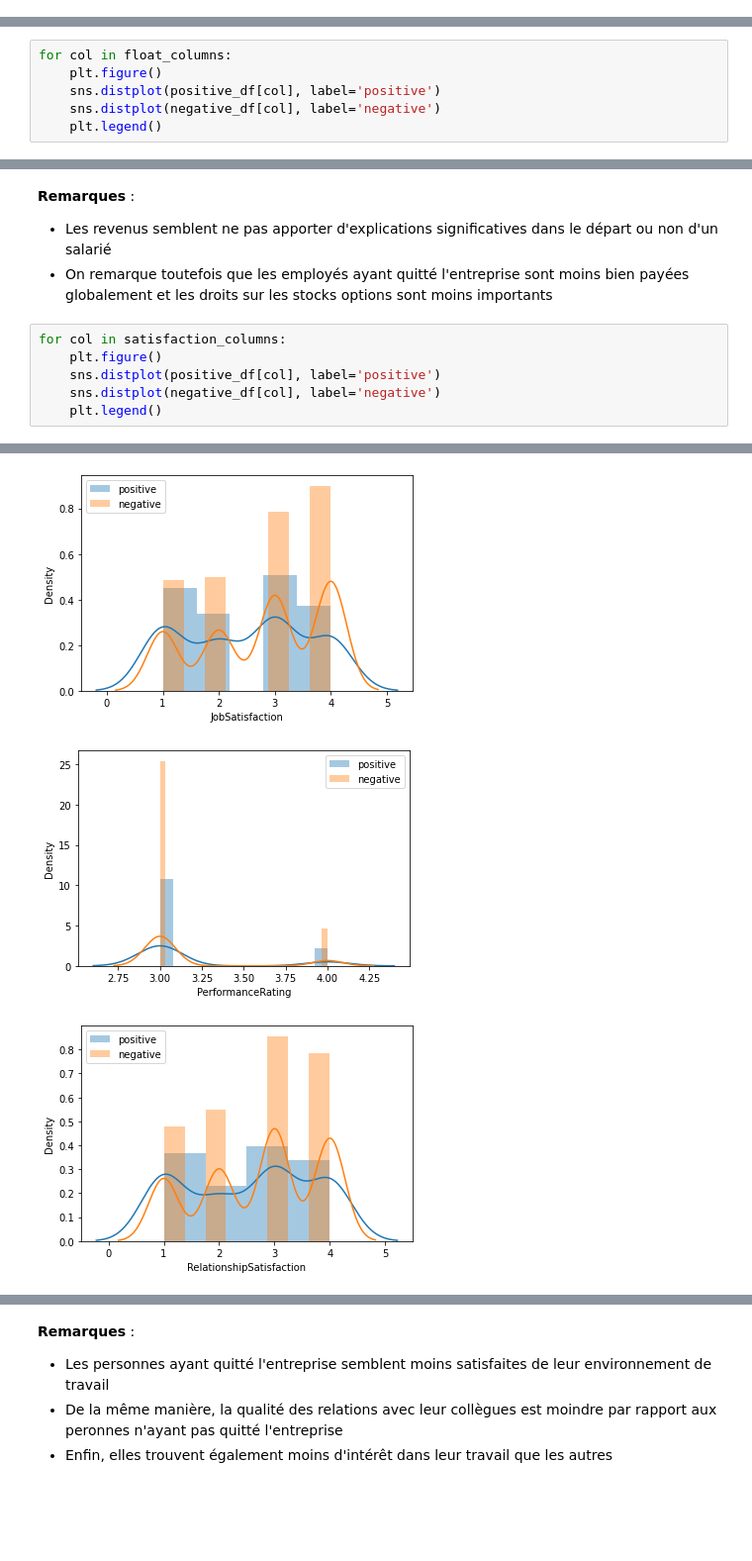
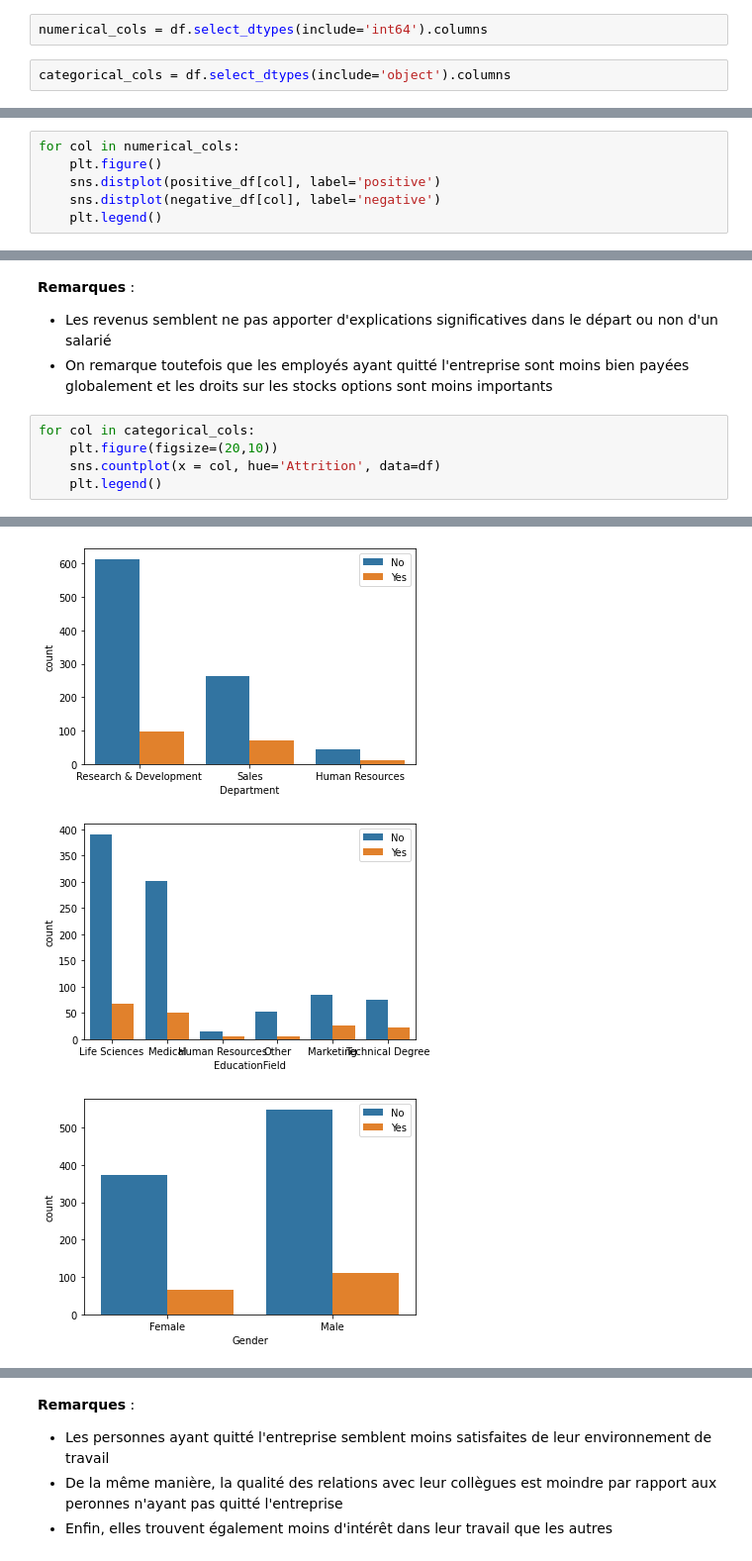
Before and after one commit to SprinTech/turn-over-employees, a Jupyter notebook: notebook/data_exploratory.ipynb, the cells around one changed output, grey strips where cells are left out. Shown at 99% size. Drawn from its saved outputs; the diff is of its cells as text; blank space fills up the shorter version.

```diff
--- a/notebook/data_exploratory.ipynb
+++ b/notebook/data_exploratory.ipynb
@@ -127,8 +133,12 @@ dis_columns = df.select_dtypes('float')
+# %%
+numerical_cols = df.select_dtypes(include='int64').columns
+# %%
+categorical_cols = df.select_dtypes(include='object').columns
 # %%
 # # creation of experience/education subset
 # experience_columns = df[['Education', 'JobLevel', 'TotalWorkingYears', 'YearsAtCompany', 'YearsInCurrentRole', 'YearsSinceLastPromotion', 'YearsWithCurrManager', 'Age']]
 # %%
-for col in float_columns:
+for col in numerical_cols:
     plt.figure()
     sns.distplot(positive_df[col], label='positive')
     sns.distplot(negative_df[col], label='negative')
@@ -141,9 +162,8 @@ for col in float_columns:
 - Les revenus semblent ne pas apporter d'explications significatives dans le départ ou non d'un salarié
 - On remarque toutefois que les employés ayant quitté l'entreprise sont moins bien payées globalement et les droits sur les stocks options sont moins importants
 # %%
-for col in satisfaction_columns:
-    plt.figure()
-    sns.distplot(positive_df[col], label='positive')
-    sns.distplot(negative_df[col], label='negative')
+for col in categorical_cols:
+    plt.figure(figsize=(20,10))
+    sns.countplot(x = col, hue='Attrition', data=df)
     plt.legend()
 # %% [output]
@@ -152,3 +172,3 @@ for col in satisfaction_columns:
-[figure, old version]
+[figure, new version]
-[figure, old version]
+[figure, new version]
-[figure, old version]
+[figure, new version]
```
Also changed, not shown: parts of 9 cells of this notebook, 2 other files.
